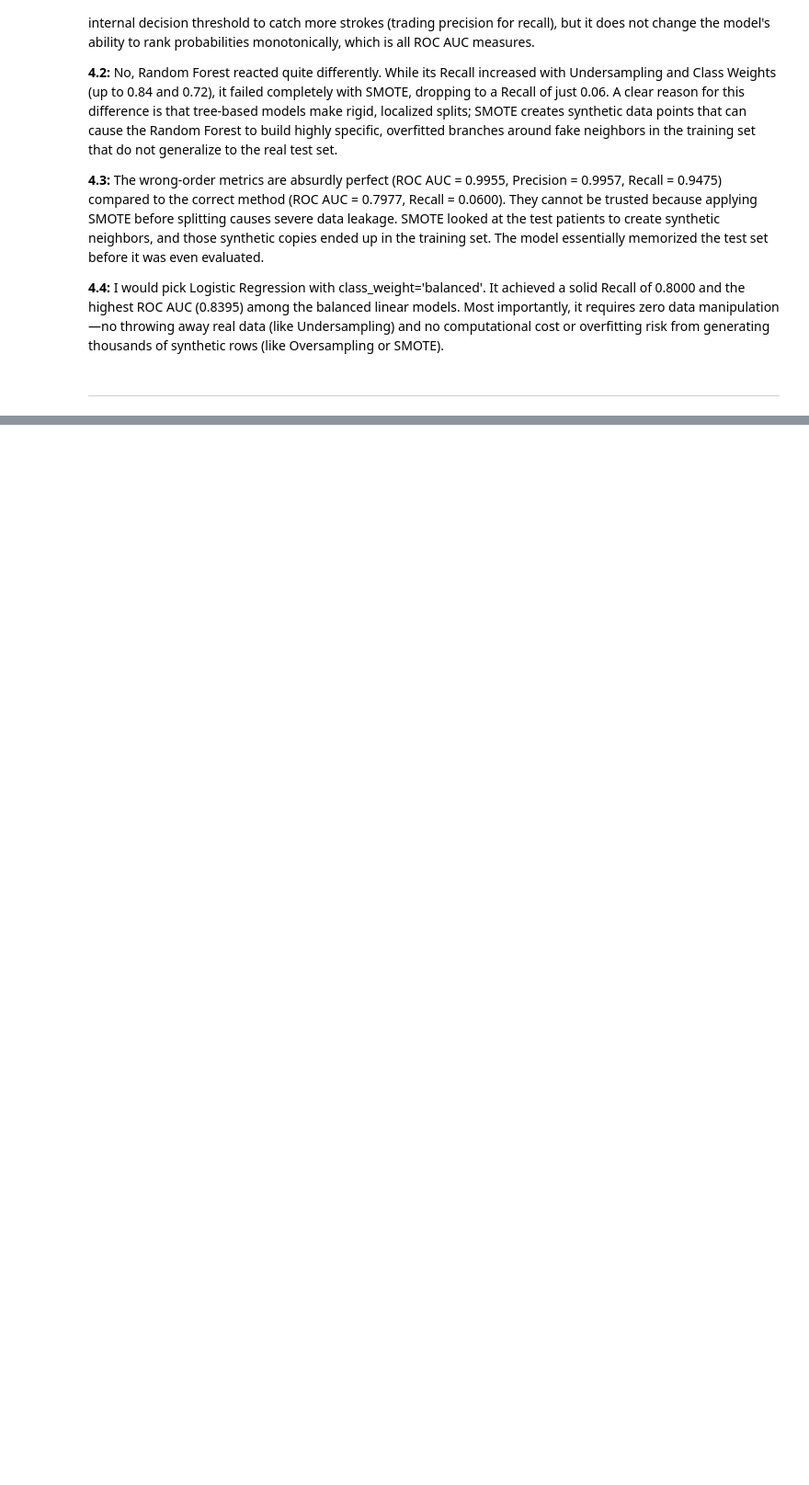
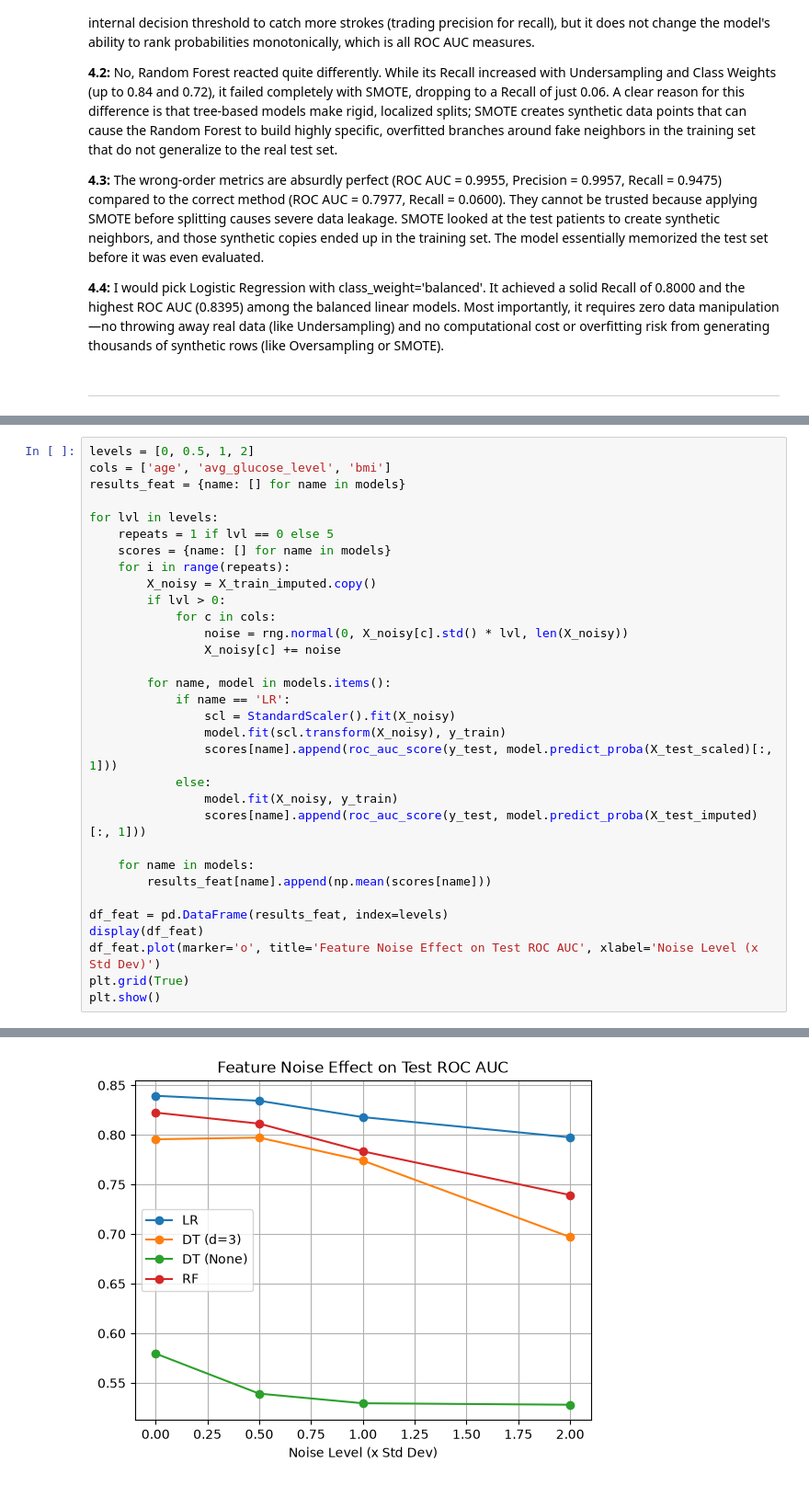
Before and after one commit to bahadurmalik82/stroke-risk-prediction-imbalance, a Jupyter notebook: Lab9_Bias_Variance_Imbalance_Template.ipynb, the cells around one changed output, grey strips where cells are left out. Shown at 92% size. Cells and saved outputs as stored; diff of their text form; blank space fills up the shorter version.

```diff
--- a/Lab9_Bias_Variance_Imbalance_Template.ipynb
+++ b/Lab9_Bias_Variance_Imbalance_Template.ipynb
@@ -555,0 +606,33 @@ display(df_leakage)
+# %%
+levels = [0, 0.5, 1, 2]
+cols = ['age', 'avg_glucose_level', 'bmi']
+results_feat = {name: [] for name in models}
+
+for lvl in levels:
+    repeats = 1 if lvl == 0 else 5
+    scores = {name: [] for name in models}
+    for i in range(repeats):
+        X_noisy = X_train_imputed.copy()
+        if lvl > 0:
+            for c in cols:
+                noise = rng.normal(0, X_noisy[c].std() * lvl, len(X_noisy))
+                X_noisy[c] += noise
+
+        for name, model in models.items():
+            if name == 'LR':
+                scl = StandardScaler().fit(X_noisy)
+                model.fit(scl.transform(X_noisy), y_train)
+                scores[name].append(roc_auc_score(y_test, model.predict_proba(X_test_scaled)[:, 1]))
+            else:
+                model.fit(X_noisy, y_train)
+                scores[name].append(roc_auc_score(y_test, model.predict_proba(X_test_imputed)[:, 1]))
+
+    for name in models:
+        results_feat[name].append(np.mean(scores[name]))
+
+df_feat = pd.DataFrame(results_feat, index=levels)
+display(df_feat)
+df_feat.plot(marker='o', title='Feature Noise Effect on Test ROC AUC', xlabel='Noise Level (x Std Dev)')
+plt.grid(True)
+plt.show()
+# %% [output]
@@ -555,0 +644 @@ display(df_leakage)
+[figure, added]
```
Also changed, not shown: parts of 8 cells of this notebook.
